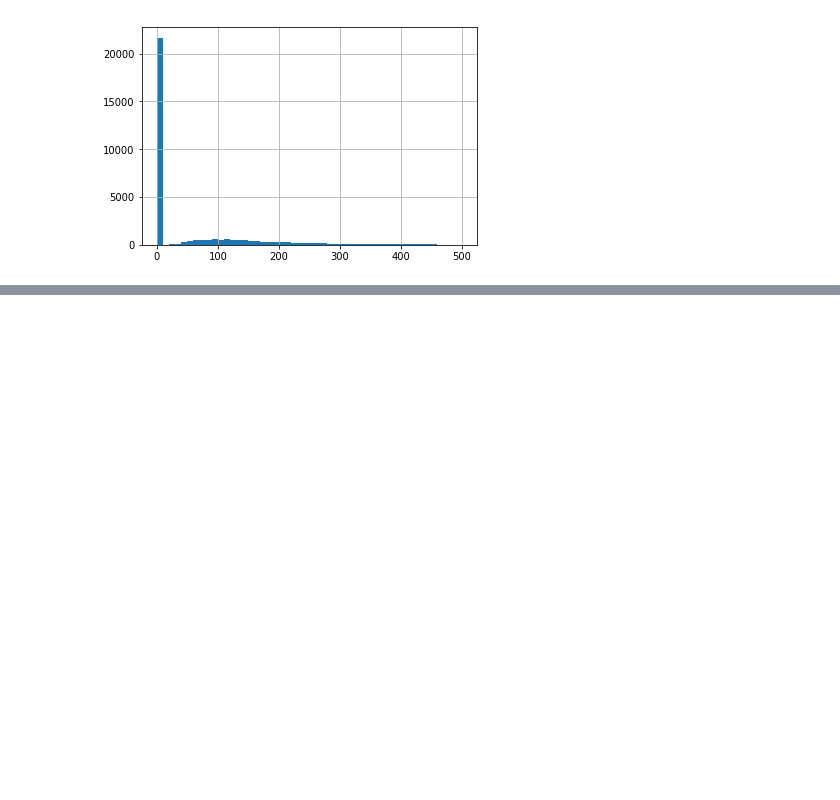
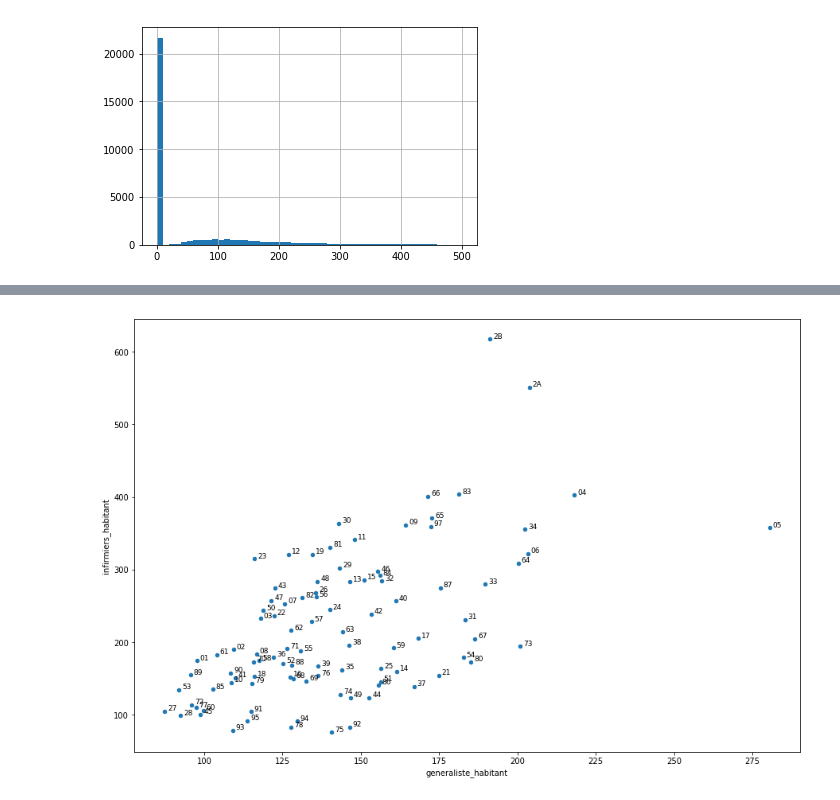
Before and after one commit to virgilus/desert-medicaux-global, a Jupyter notebook: notebooks/analyse_deserts.ipynb, the cells around one changed output, grey strips where cells are left out. Cells and saved outputs as stored; diff of their text form; code cells hidden in the pictures; blank space fills up the shorter version.

```diff
--- a/notebooks/analyse_deserts.ipynb
+++ b/notebooks/analyse_deserts.ipynb
@@ -84,0 +218,2 @@ analyse_df.query('generaliste_habitants < 500').generaliste_habitants.hist(bins=
+# %%
+dept_df['infirmiers_habitant'] = 100_000 * dept_df.infirmiers / dept_df.NBPERSMENFISC15
@@ -84,0 +223,18 @@ analyse_df.query('generaliste_habitants < 500').generaliste_habitants.hist(bins=
+# %%
+# En rajoutant un ";" à la fin, on permet d'afficher un graphique sans afficher le nom de l'objet
+
+
+dept_df.plot(kind='scatter', x='generaliste_habitant', y='infirmiers_habitant', figsize=(15,10));
+
+# Comme le tableau est petit, on peut itérer sur chaque élément, on itère donc sur toutes les valeurs de i. Sur chaque valeur de i on écrit un texte
+# iloc = index location. Pour éviter qu'ils soient trop collés au point, on rajoute un décalage en x et en y, ce qui permet de décoller les points
+#
+
+for i in range(0,dept_df.shape[0]):
+    plt.text(dept_df['generaliste_habitant'].iloc[i]+1, # Position en x du libellé
+            dept_df['infirmiers_habitant'].iloc[i]+1, # Position en y du libellé
+            dept_df.index[i], # texte du libellé.
+             fontsize = 9
+            )
+# %% [output]
+[figure, added]
```
Also changed, not shown: parts of 22 cells of this notebook.
